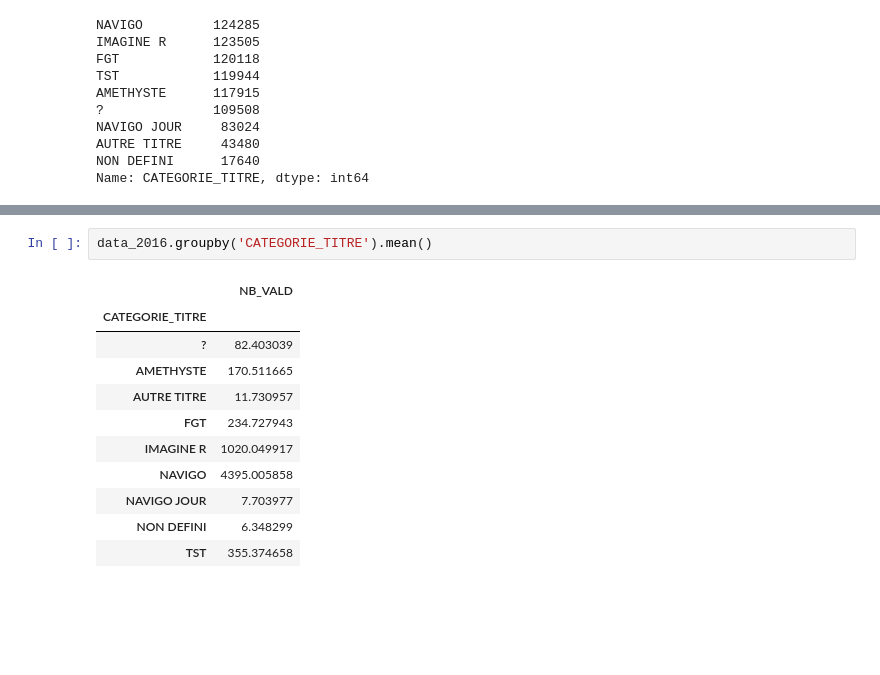
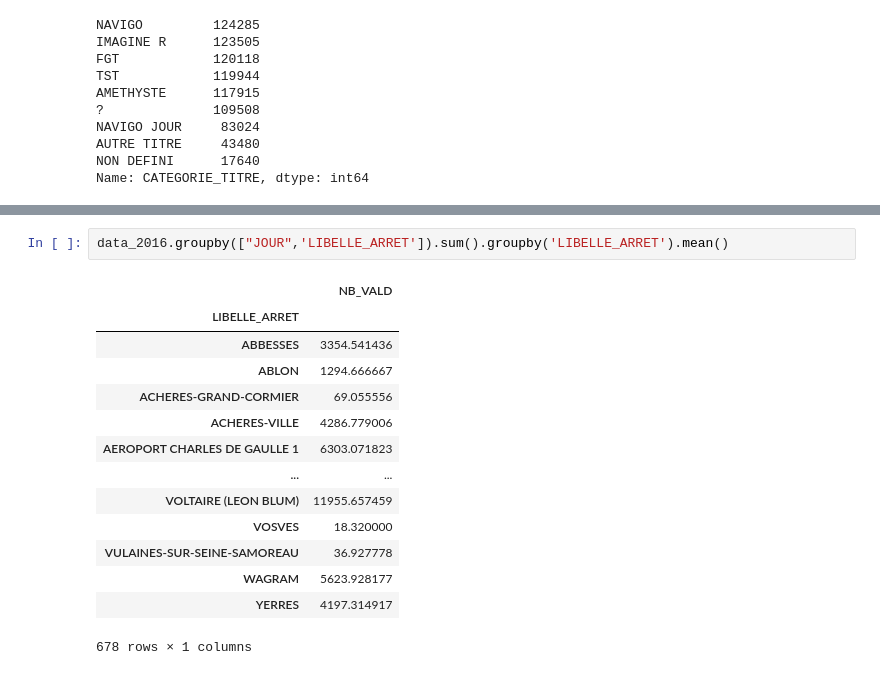
Before and after one commit to p-desaintchamas/datacamp-challenge-creation, a Jupyter notebook: EDA.ipynb, the cells around one changed output, grey strips where cells are left out. Drawn from its saved outputs; the diff is of its cells as text; blank space fills up the shorter version.

```diff
--- a/EDA.ipynb
+++ b/EDA.ipynb
@@ -54,14 +62,17 @@ Name: CATEGORIE_TITRE, dtype: int64
 # %%
-data_2016.groupby('CATEGORIE_TITRE').mean()
+data_2016.groupby(["JOUR",'LIBELLE_ARRET']).sum().groupby('LIBELLE_ARRET').mean()
 # %% [output]
 |  | NB_VALD |
-| CATEGORIE_TITRE |  |
-| ? | 82.403039 |
-| AMETHYSTE | 170.511665 |
-| AUTRE TITRE | 11.730957 |
-| FGT | 234.727943 |
-| IMAGINE R | 1020.049917 |
-| NAVIGO | 4395.005858 |
-| NAVIGO JOUR | 7.703977 |
-| NON DEFINI | 6.348299 |
-| TST | 355.374658 |
+| LIBELLE_ARRET |  |
+| ABBESSES | 3354.541436 |
+| ABLON | 1294.666667 |
+| ACHERES-GRAND-CORMIER | 69.055556 |
+| ACHERES-VILLE | 4286.779006 |
+| AEROPORT CHARLES DE GAULLE 1 | 6303.071823 |
+| ... | ... |
+| VOLTAIRE (LEON BLUM) | 11955.657459 |
+| VOSVES | 18.320000 |
+| VULAINES-SUR-SEINE-SAMOREAU | 36.927778 |
+| WAGRAM | 5623.928177 |
+| YERRES | 4197.314917 |
+678 rows × 1 columns
```
Also changed, not shown: parts of 4 cells of this notebook.
